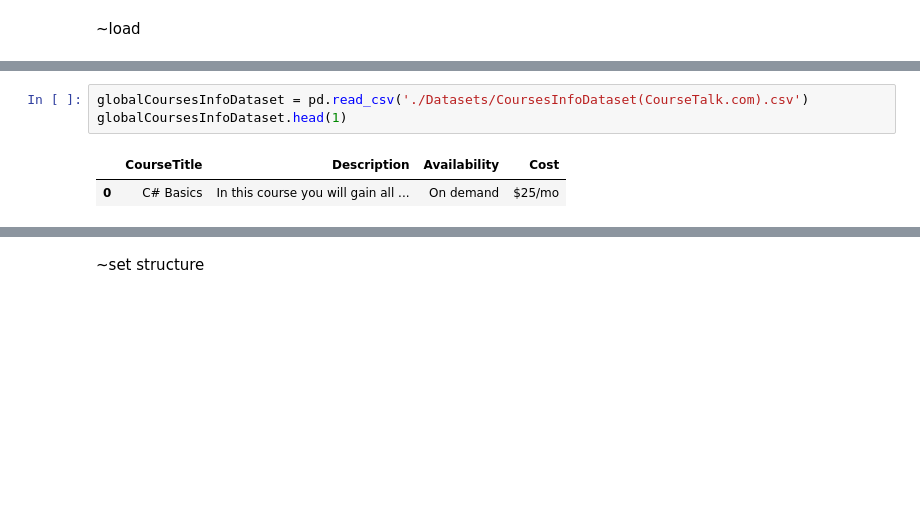
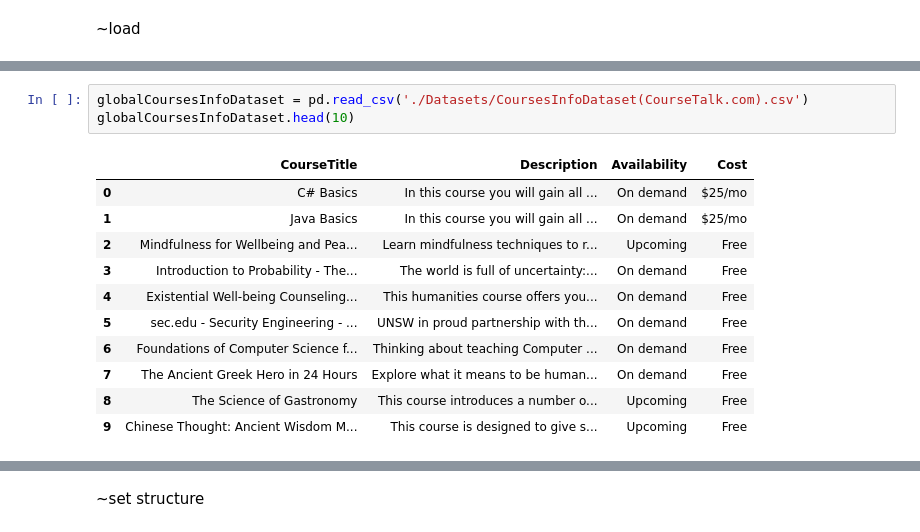
Before and after one commit to Odoog/DLhomeworks, a Jupyter notebook: JobsAnalysis.ipynb, the cells around one changed output, grey strips where cells are left out. Drawn from its saved outputs; the diff is of its cells as text; blank space fills up the shorter version.

```diff
--- a/JobsAnalysis.ipynb
+++ b/JobsAnalysis.ipynb
@@ -203,8 +237,17 @@ jobPostingsDatasetNaukriMessy.head(1)
 # %%
 globalCoursesInfoDataset = pd.read_csv('./Datasets/CoursesInfoDataset(CourseTalk.com).csv')
-globalCoursesInfoDataset.head(1)
+globalCoursesInfoDataset.head(10)
 # %% [output]
 |  | CourseTitle | Description | Availability | Cost |
 | 0 | C# Basics | In this course you will gain all ... | On demand | $25/mo |
+| 1 | Java Basics | In this course you will gain all ... | On demand | $25/mo |
+| 2 | Mindfulness for Wellbeing and Pea... | Learn mindfulness techniques to r... | Upcoming | Free |
+| 3 | Introduction to Probability - The... | The world is full of uncertainty:... | On demand | Free |
+| 4 | Existential Well-being Counseling... | This humanities course offers you... | On demand | Free |
+| 5 | sec.edu - Security Engineering - ... | UNSW in proud partnership with th... | On demand | Free |
+| 6 | Foundations of Computer Science f... | Thinking about teaching Computer ... | On demand | Free |
+| 7 | The Ancient Greek Hero in 24 Hours | Explore what it means to be human... | On demand | Free |
+| 8 | The Science of Gastronomy | This course introduces a number o... | Upcoming | Free |
+| 9 | Chinese Thought: Ancient Wisdom M... | This course is designed to give s... | Upcoming | Free |
 # %%
 courseraGSIDataset = pd.read_csv('./Datasets/CourseraGSI.csv')
```
Also changed, not shown: parts of 21 cells of this notebook.
